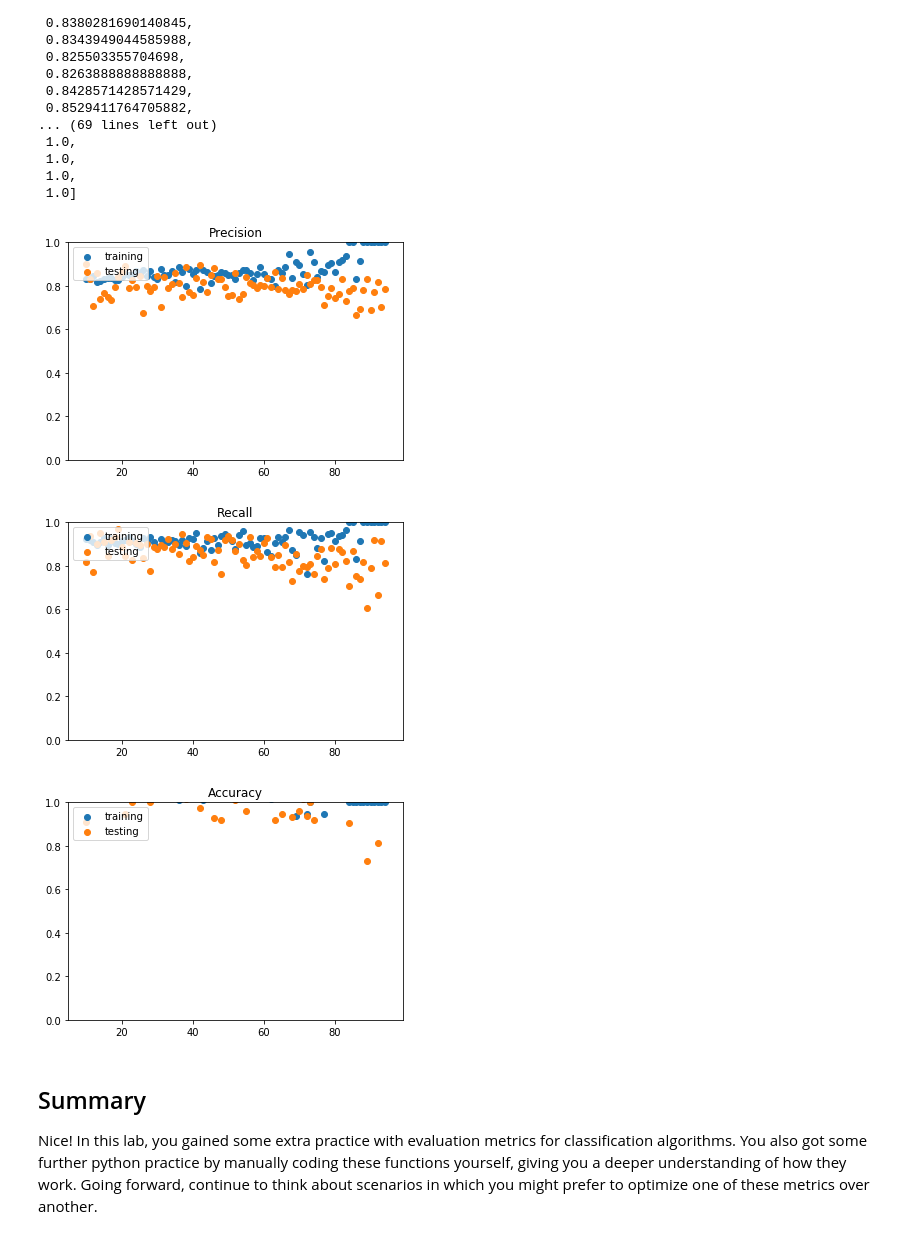
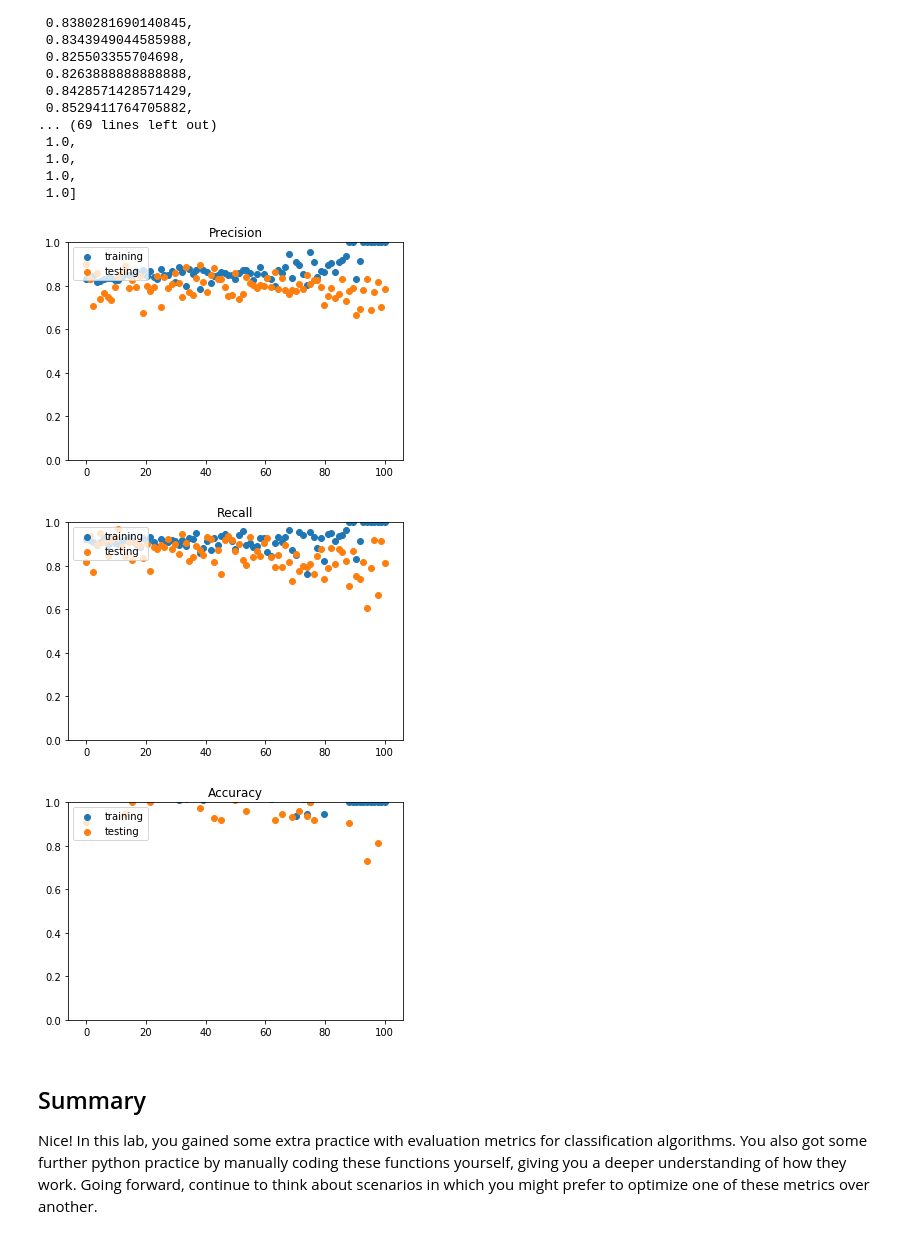
Before and after one commit to graceh3/dsc-3-29-06-evaluating-logistic-regression-models-lab-nyc-ds-career-012819, a Jupyter notebook: index.ipynb, the cells around one changed output. Drawn from its saved outputs; the diff is of its cells as text; code cells hidden in the pictures.

```diff
--- a/index.ipynb
+++ b/index.ipynb
@@ -218,21 +218,21 @@ training_Precision
 # %%
 # code for test and train precision
 import numpy as np
-x = list(range(10,95))
+x = np.linspace(0, 100, 85)
 fig = plt.figure()
 ax1 = fig.add_subplot(111)
 
 ax1.scatter(x, training_Precision, label='training')
 ax1.scatter(x, testing_Precision, label='testing')
 plt.ylim([0,1])
 plt.legend(loc='upper left');
 plt.title("Precision")
 plt.show()
 # %% [output]
-[figure, old version]
+[figure, new version]
 # %%
 # code for test and train recall
-x = list(range(10,95))
+x = np.linspace(0, 100, 85)
 fig = plt.figure()
 ax1 = fig.add_subplot(111)
 
@@ -243,10 +243,10 @@ plt.legend(loc='upper left');
 plt.title("Recall")
 plt.show()
 # %% [output]
-[figure, old version]
+[figure, new version]
 # %%
 # code for test and train accuracy
-x = list(range(10,95))
+x = np.linspace(0, 100, 85)
 fig = plt.figure()
 ax1 = fig.add_subplot(111)
 
@@ -257,7 +257,7 @@ plt.legend(loc='upper left');
 plt.title("Accuracy")
 plt.show()
 # %% [output]
-[figure, old version]
+[figure, new version]
 # %% [markdown]
 ## Summary
 
```
